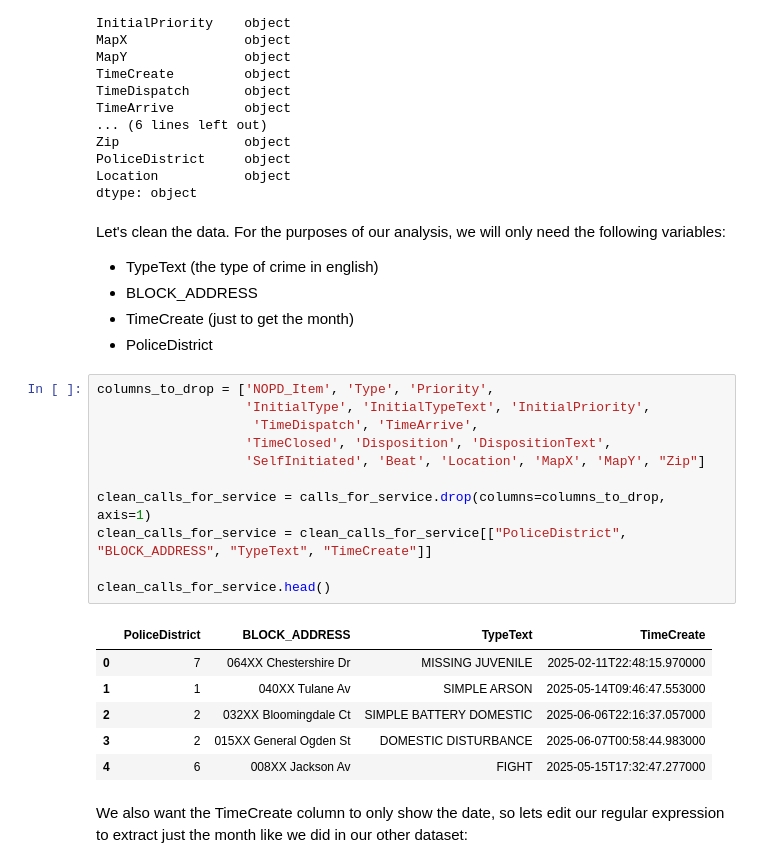
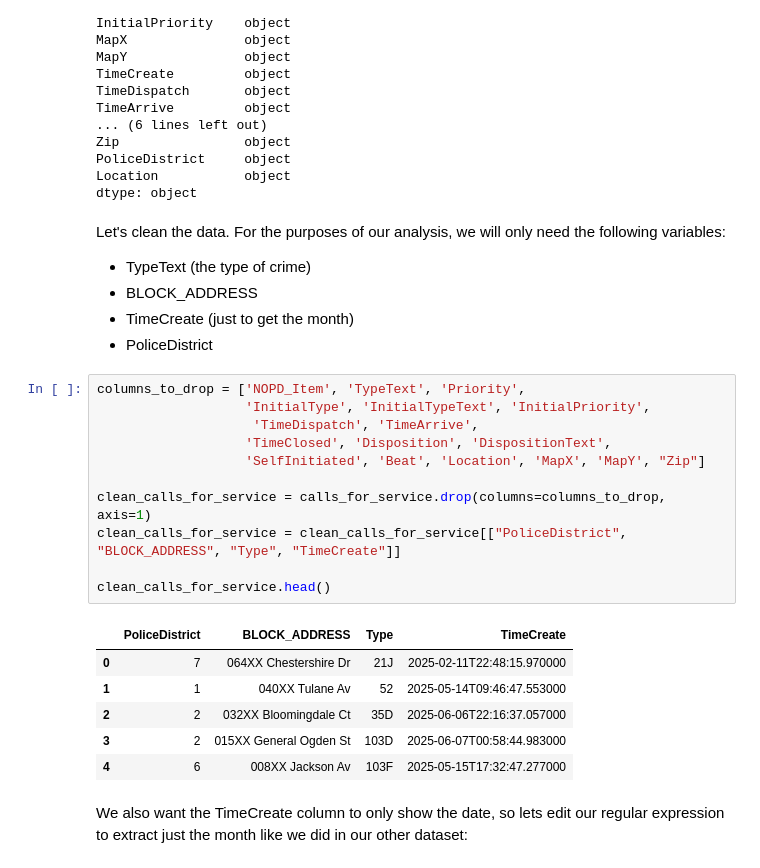
Before and after one commit to yarbschris/ds-final, a Jupyter notebook: finalProject.ipynb, the cells around one changed output. Saved outputs shown, nothing was run; the diff lists cells and outputs as text.

Commit message:
fixed signal_type variable issue

```diff
--- a/finalProject.ipynb
+++ b/finalProject.ipynb
@@ -283,28 +283,28 @@ Location           object
 dtype: object
 # %% [markdown]
 Let's clean the data. For the purposes of our analysis, we will only need the following variables:
-- TypeText (the type of crime in english)
+- TypeText (the type of crime)
 - BLOCK_ADDRESS
 - TimeCreate (just to get the month)
 - PoliceDistrict
 # %%
-columns_to_drop = ['NOPD_Item', 'Type', 'Priority',
+columns_to_drop = ['NOPD_Item', 'TypeText', 'Priority',
                    'InitialType', 'InitialTypeText', 'InitialPriority',
                     'TimeDispatch', 'TimeArrive',
                    'TimeClosed', 'Disposition', 'DispositionText',
                    'SelfInitiated', 'Beat', 'Location', 'MapX', 'MapY', "Zip"]
 
 clean_calls_for_service = calls_for_service.drop(columns=columns_to_drop, axis=1)
-clean_calls_for_service = clean_calls_for_service[["PoliceDistrict", "BLOCK_ADDRESS", "TypeText", "TimeCreate"]]
+clean_calls_for_service = clean_calls_for_service[["PoliceDistrict", "BLOCK_ADDRESS", "Type", "TimeCreate"]]
 
 clean_calls_for_service.head()
 # %% [output]
-|  | PoliceDistrict | BLOCK_ADDRESS | TypeText | TimeCreate |
-| 0 | 7 | 064XX Chestershire Dr | MISSING JUVENILE | 2025-02-11T22:48:15.970000 |
-| 1 | 1 | 040XX Tulane Av | SIMPLE ARSON | 2025-05-14T09:46:47.553000 |
-| 2 | 2 | 032XX Bloomingdale Ct | SIMPLE BATTERY DOMESTIC | 2025-06-06T22:16:37.057000 |
-| 3 | 2 | 015XX General Ogden St | DOMESTIC DISTURBANCE | 2025-06-07T00:58:44.983000 |
-| 4 | 6 | 008XX Jackson Av | FIGHT | 2025-05-15T17:32:47.277000 |
+|  | PoliceDistrict | BLOCK_ADDRESS | Type | TimeCreate |
+| 0 | 7 | 064XX Chestershire Dr | 21J | 2025-02-11T22:48:15.970000 |
+| 1 | 1 | 040XX Tulane Av | 52 | 2025-05-14T09:46:47.553000 |
+| 2 | 2 | 032XX Bloomingdale Ct | 35D | 2025-06-06T22:16:37.057000 |
+| 3 | 2 | 015XX General Ogden St | 103D | 2025-06-07T00:58:44.983000 |
+| 4 | 6 | 008XX Jackson Av | 103F | 2025-05-15T17:32:47.277000 |
 # %% [markdown]
 We also want the TimeCreate column to only show the date, so lets edit our regular expression to extract just the month like we did in our other dataset:
 # %%
```
Also changed, not shown: parts of 6 cells of this notebook.
